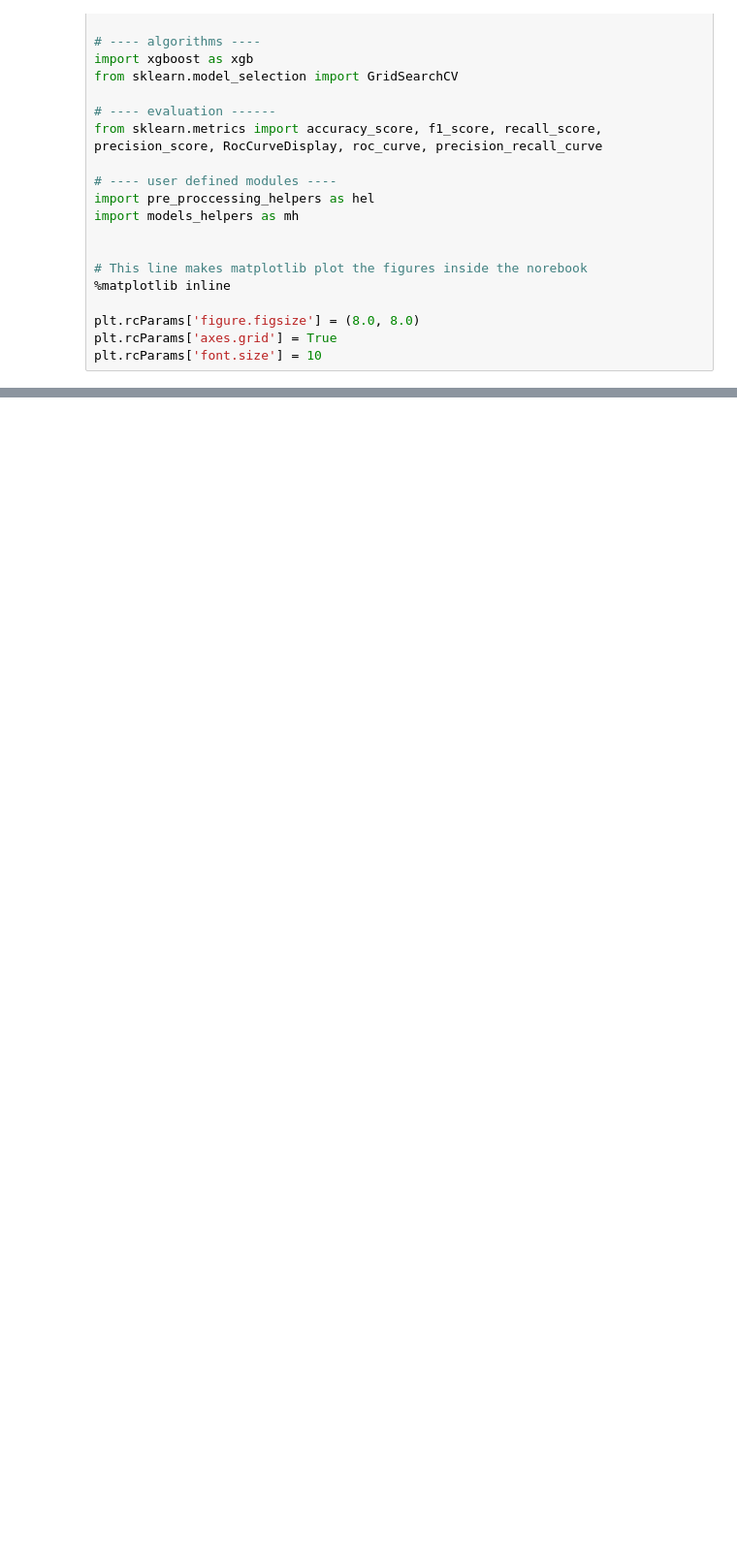
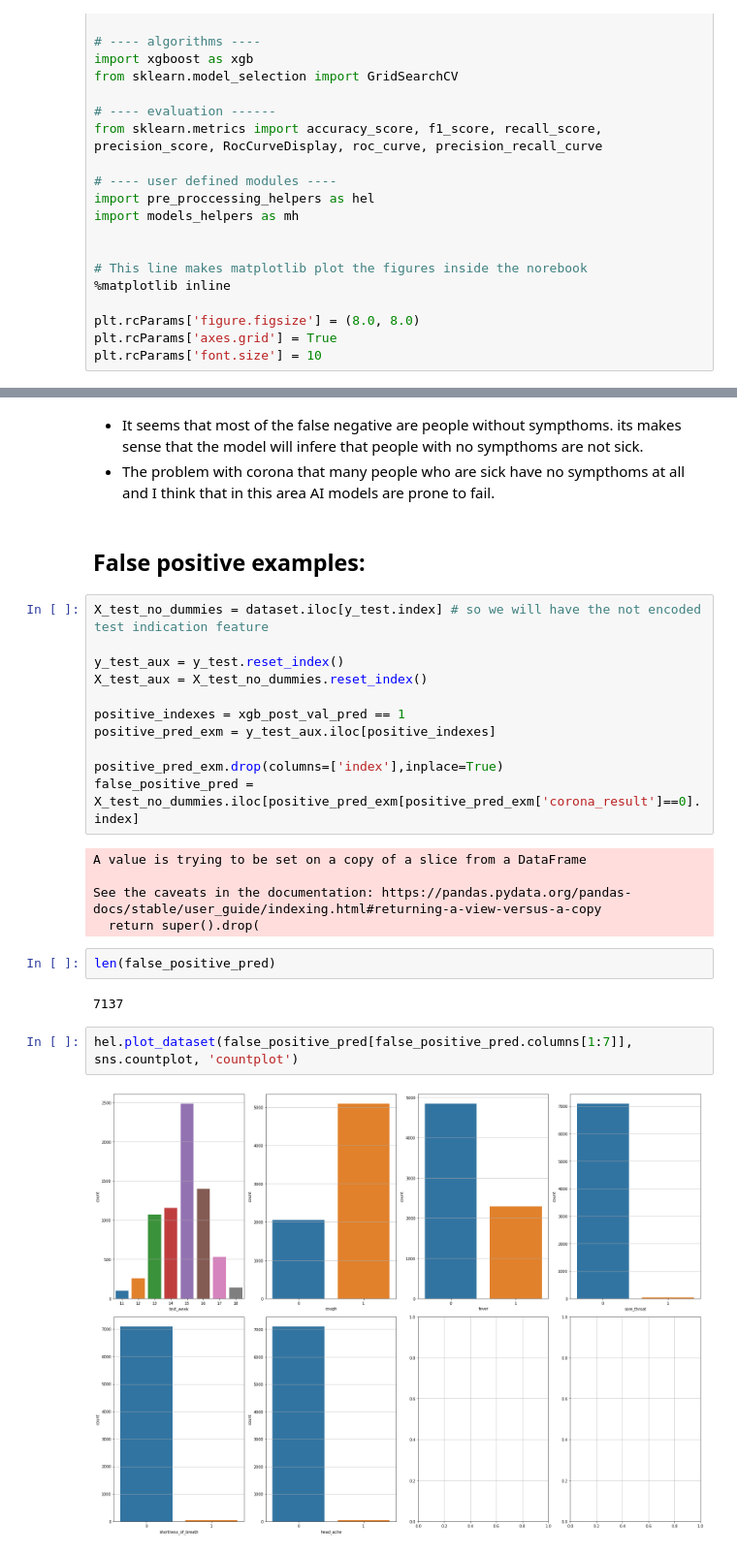
Before and after one commit to NirLalum/corona-diagnosis, a Jupyter notebook: xgboost.ipynb, the cells around one changed output, grey strips where cells are left out. Shown at 97% size. Saved outputs shown, nothing was run; the diff lists cells and outputs as text; blank space fills up the shorter version.

```diff
--- a/xgboost.ipynb
+++ b/xgboost.ipynb
@@ -253,0 +233,29 @@ Parameters: { "colsample" } might not be used.
+# %% [markdown]
+* It seems that most of the false negative are people without sympthoms. its makes sense that the model will infere that people with no sympthoms are not sick.
+* The problem with corona that many people who are sick have no sympthoms at all and I think that in this area AI models are prone to fail.
+# %% [markdown]
+## False positive examples:
+# %%
+X_test_no_dummies = dataset.iloc[y_test.index] # so we will have the not encoded test indication feature
+
+y_test_aux = y_test.reset_index()
+X_test_aux = X_test_no_dummies.reset_index()
+
+positive_indexes = xgb_post_val_pred == 1
+positive_pred_exm = y_test_aux.iloc[positive_indexes]
+
+positive_pred_exm.drop(columns=['index'],inplace=True)
+false_positive_pred = X_test_no_dummies.iloc[positive_pred_exm[positive_pred_exm['corona_result']==0].index]
+# %% [output]
+A value is trying to be set on a copy of a slice from a DataFrame
+
+See the caveats in the documentation: https://pandas.pydata.org/pandas-docs/stable/user_guide/indexing.html#returning-a-view-versus-a-copy
+  return super().drop(
+# %%
+len(false_positive_pred)
+# %% [output]
+7137
+# %%
+hel.plot_dataset(false_positive_pred[false_positive_pred.columns[1:7]], sns.countplot, 'countplot')
+# %% [output]
+[figure, added]
```
Also changed, not shown: parts of 14 cells of this notebook, 3 other files.
